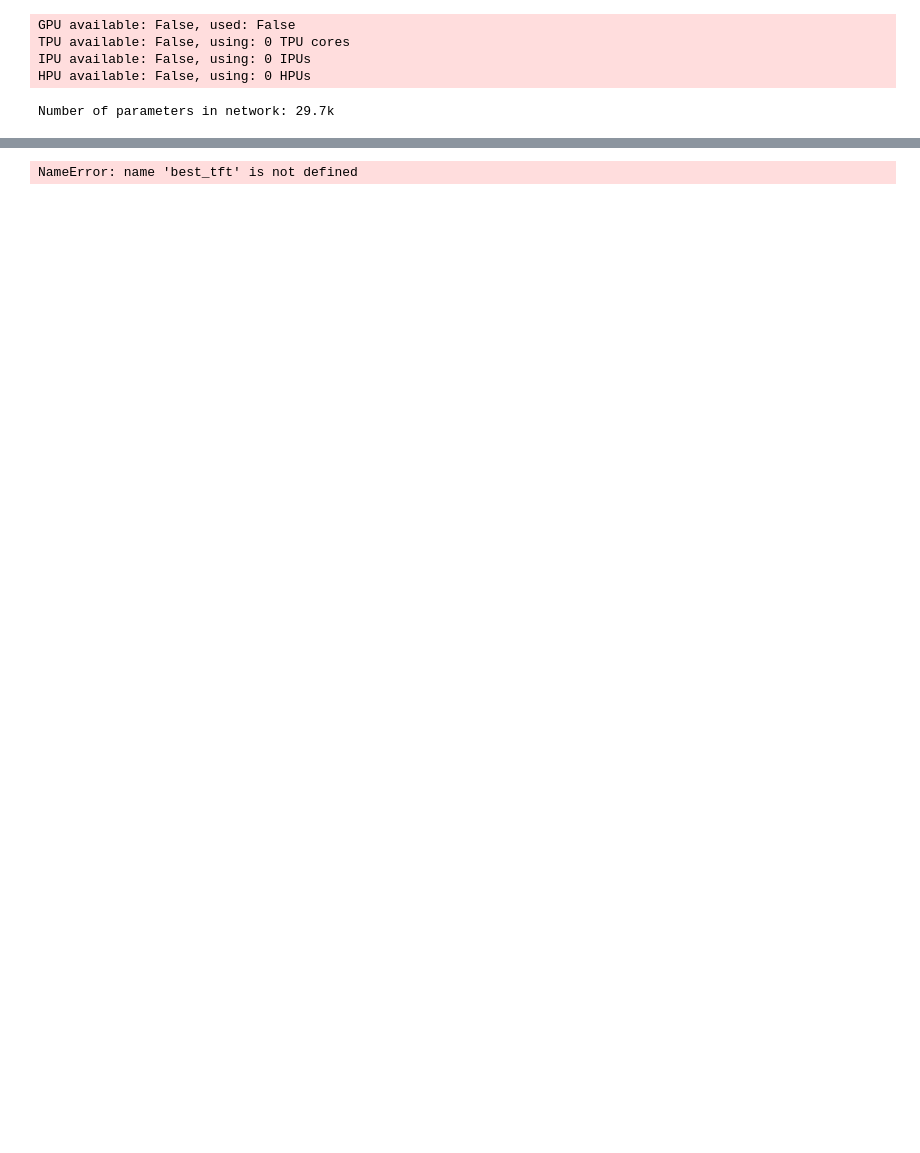
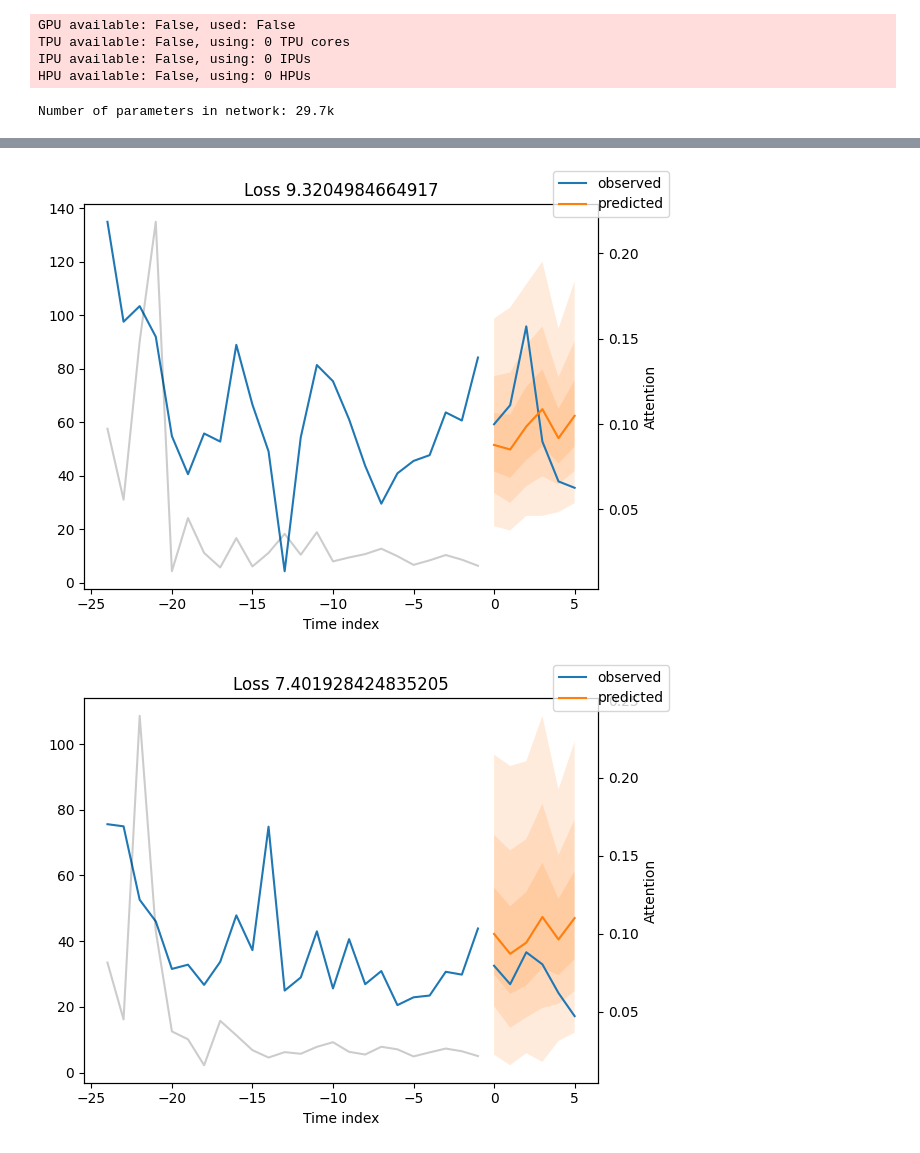
Before and after one commit to Franz103/MasterThesis, a Jupyter notebook: Project.ipynb, the cells around one changed output, grey strips where cells are left out. Drawn from its saved outputs; the diff is of its cells as text; code cells hidden in the pictures; blank space fills up the shorter version.

```diff
--- a/Project.ipynb
+++ b/Project.ipynb
@@ -429,7 +477,9 @@ TypeError: expected Tensor as element 0 in argument 0, but got tuple
 # %%
 # raw predictions are a dictionary from which all kind of information including quantiles can be extracted
 raw_predictions, x = best_tft.predict(val_dataloader, mode="raw", return_x=True)
 for idx in range(10):  # plot 10 examples
-    best_tft.plot_prediction(x, raw_predictions, idx=idx, add_loss_to_title=True);
+    filename = "C:/Users/Franz Schramm/source/repos/MasterThesis/results/Predictions/Raw_Predictions/raw_prediction{}".format(idx)
+    best_tft.plot_prediction(x, raw_predictions, idx=idx, add_loss_to_title=True).savefig(filename)
 # %% [output]
-NameError: name 'best_tft' is not defined
+[figure, added]
+[figure, added]
```
Also changed, not shown: parts of 23 cells of this notebook, 53 other files.
